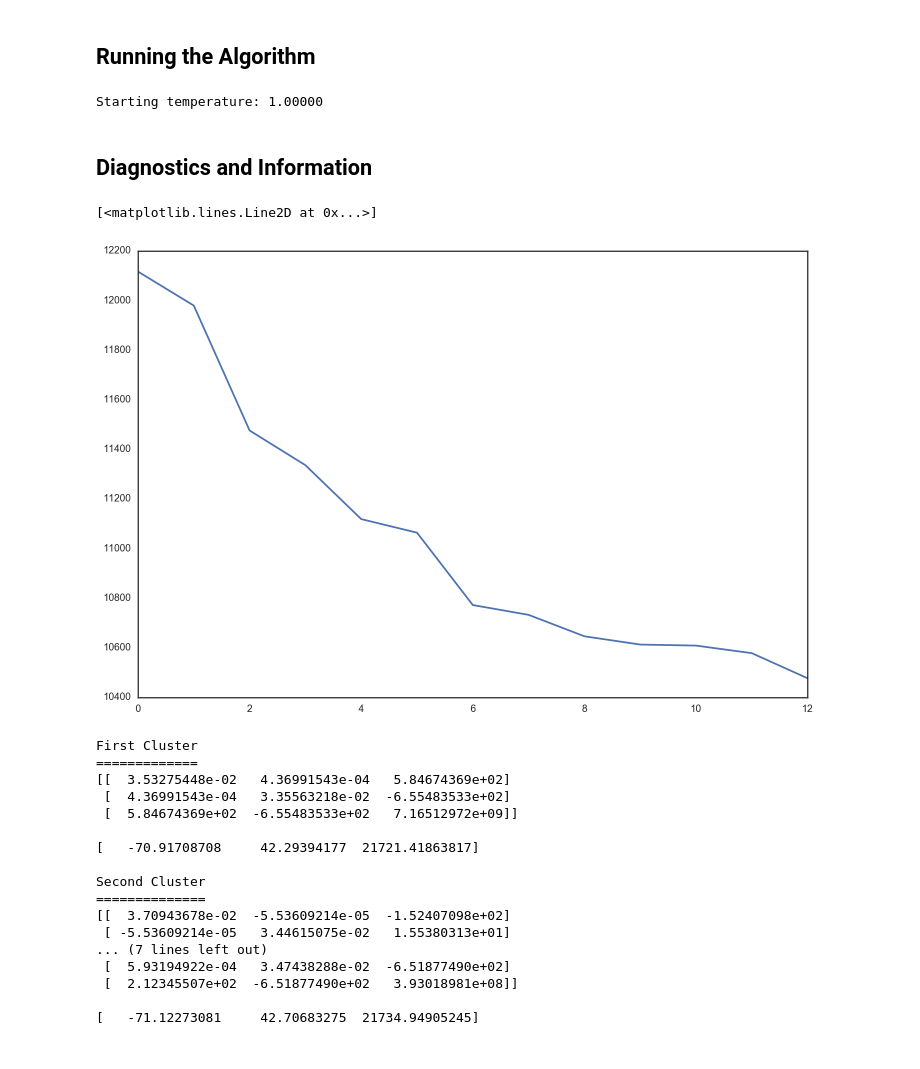
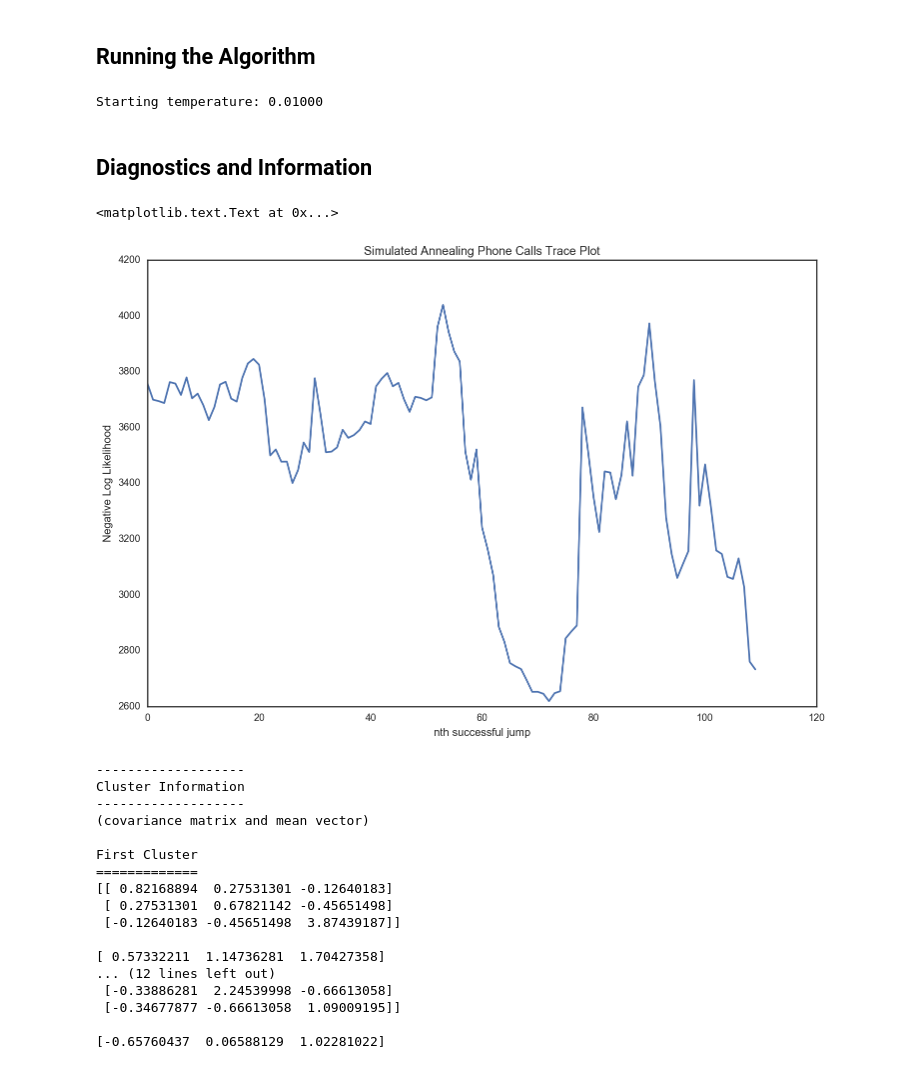
Before and after one commit to onefishy/Boston311, a Jupyter notebook: iPython/Simulated Annealing.ipynb, the cells around one changed output. Cells and saved outputs as stored; diff of their text form; code cells hidden in the pictures.

```diff
--- a/iPython/Simulated Annealing.ipynb
+++ b/iPython/Simulated Annealing.ipynb
@@ -123,6 +129,11 @@ mean_jump_mat = np.diag(stds)
 cov_jump_mat = np.outer(stds, stds)
 
 def jump(current):
+    """
+    Takes a list of clusters--given by their mean and covariance matrices--
+    and proposes a slightly different list by adding noise to each component.
+    The jump step in simulated annealing.
+    """
     dim = len(current[0]['means'])
     new_current = []
     for dist in current:
@@ -184,16 +196,16 @@ values = [get_value(current)]
 # %% [markdown]
 ## Running the Algorithm
 # %%
-# in case the temperature needs to be reset
-temp = 1
+# in case the temperature needs to be reset, comment out otherwise
+temp = .01
 print "Starting temperature: %.5f" % temp
 
-for i in tqdm.trange(800):
+for i in tqdm.trange(400):
     suggested = jump(current)
-    suggested_val = get_value(suggested)
+    suggested_val = get_value(suggested, dat)
 
     diff = suggested_val - values[-1]
-    if diff < np.random.exponential(temp):
+    if diff < 0 or np.random.uniform() < (1.0*values[-1] / suggested_val)**(1.0/temp):
         if i % 500 == 0:
             temp *= 97./100.
         contents.append(suggested)
@@ -202,16 +214,25 @@ for i in tqdm.trange(800):
             bestI.append(len(values)-1)
         current = suggested
 # %% [output]
-Starting temperature: 1.00000
+Starting temperature: 0.01000
 # %% [markdown]
 ## Diagnostics and Information
-# %%
-plt.plot(values[5:])
-# %% [output]
-[<matplotlib.lines.Line2D at 0x...>]
-[figure, removed]
+# %%
+plt.plot(values[5:])
+plt.xlabel('nth successful jump')
+plt.ylabel('Negative Log Likelihood')
+plt.title('Simulated Annealing Phone Calls Trace Plot')
+# %% [output]
+<matplotlib.text.Text at 0x...>
+[figure, added]
 # %%
 best= contents[bestI[-1]]
+
+print '-------------------'
+print 'Cluster Information'
+print '-------------------'
+print '(covariance matrix and mean vector)'
+print
 
 print "First Cluster\n============="
 print best[0]['cov']
@@ -228,23 +249,23 @@ print best[2]['cov']
 print
 print best[2]['means']
 # %% [output]
+-------------------
+Cluster Information
+-------------------
+(covariance matrix and mean vector)
+
 First Cluster
 =============
-[[  3.53275448e-02   4.36991543e-04   5.84674369e+02]
- [  4.36991543e-04   3.35563218e-02  -6.55483533e+02]
- [  5.84674369e+02  -6.55483533e+02   7.16512972e+09]]
+[[ 0.82168894  0.27531301 -0.12640183]
+ [ 0.27531301  0.67821142 -0.45651498]
+ [-0.12640183 -0.45651498  3.87439187]]
 
-[   -70.91708708     42.29394177  21721.41863817]
+[ 0.57332211  1.14736281  1.70427358]
+... (12 lines left out)
+ [-0.33886281  2.24539998 -0.66613058]
+ [-0.34677877 -0.66613058  1.09009195]]
 
-Second Cluster
-==============
-[[  3.70943678e-02  -5.53609214e-05  -1.52407098e+02]
- [ -5.53609214e-05   3.44615075e-02   1.55380313e+01]
-... (7 lines left out)
- [  5.93194922e-04   3.47438288e-02  -6.51877490e+02]
- [  2.12345507e+02  -6.51877490e+02   3.93018981e+08]]
-
-[   -71.12273081     42.70683275  21734.94905245]
+[-0.65760437  0.06588129  1.02281022]
 # %%
 # select which dimensions to plot
 ds = (0,1,2)
```
Also changed, not shown: parts of 20 cells of this notebook.
